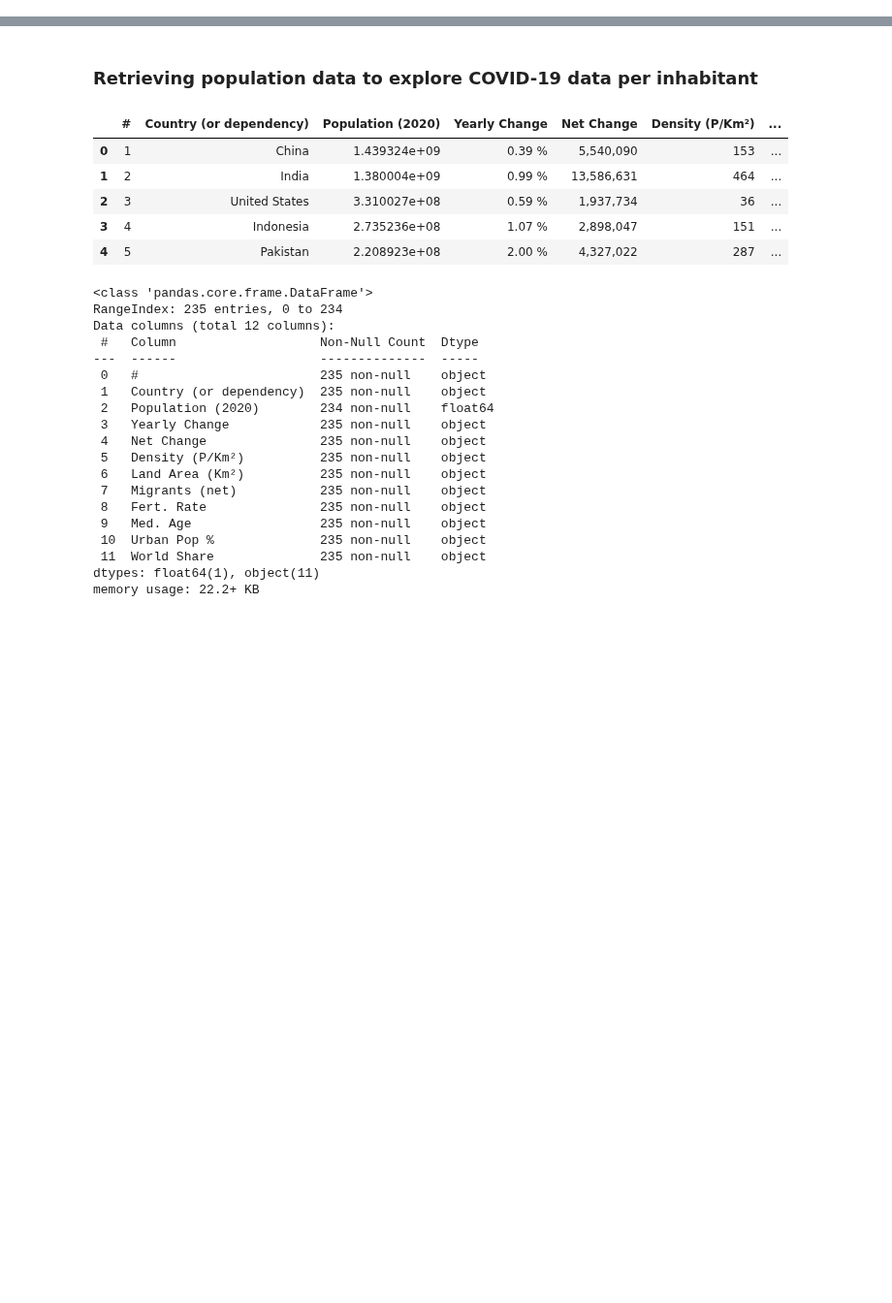
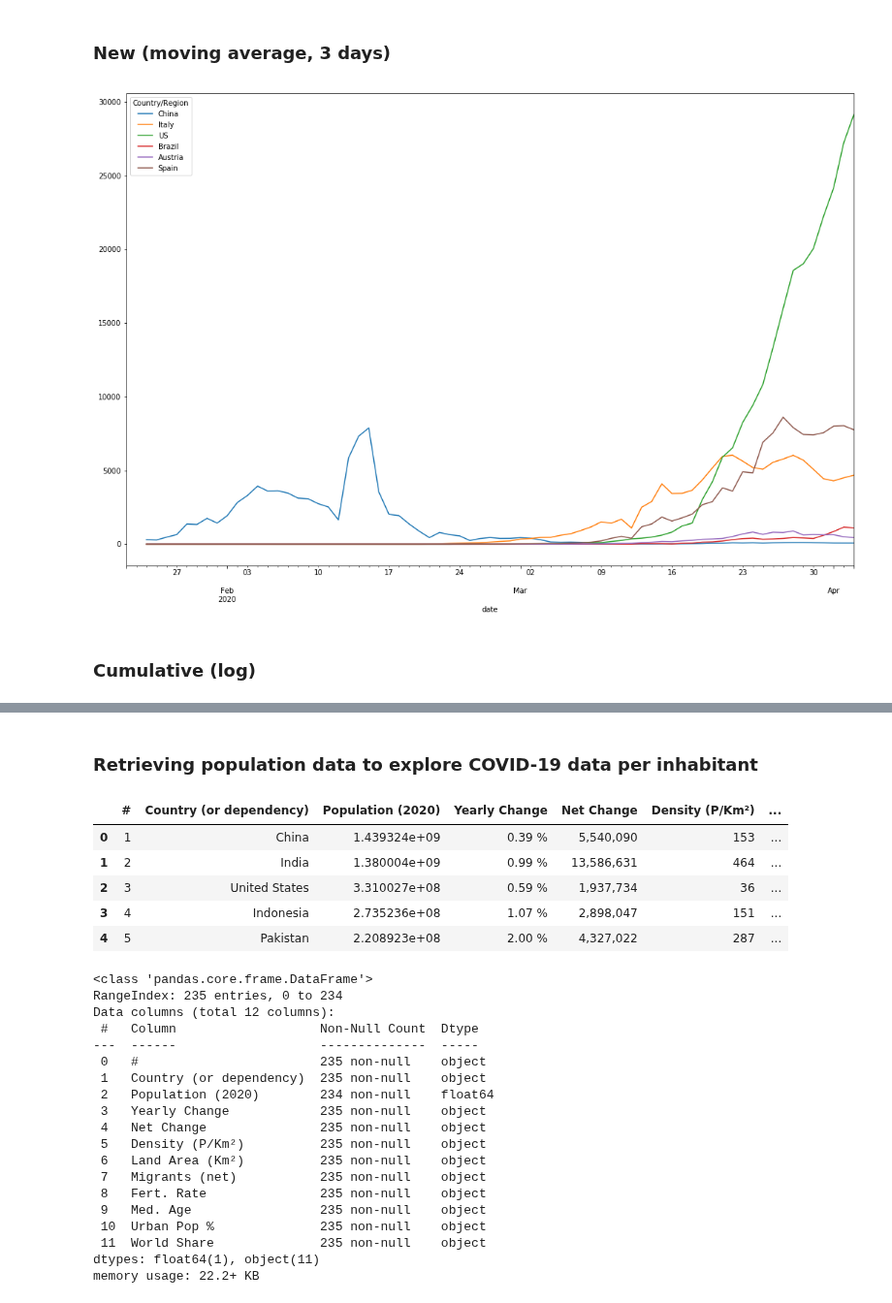
Before and after one commit to rsouza/COVID-19, a Jupyter notebook: daily_cases_deaths_recovered.ipynb, the cells around one changed output, grey strips where cells are left out. Shown at 97% size. Drawn from its saved outputs; the diff is of its cells as text; code cells hidden in the pictures; blank space fills up the shorter version.

Commit message:
Adding new and cumulative

```diff
--- a/daily_cases_deaths_recovered.ipynb
+++ b/daily_cases_deaths_recovered.ipynb
@@ -23,0 +24,4 @@ df_cases.head()
+# %%
+df_daily_cases = df_cases.sub(df_cases.shift())
+df_daily_cases.iloc[0] = df_cases.iloc[0]
+df_daily_cases.tail()
@@ -24,3 +37,17 @@ df_cases.head()
+# %% [markdown]
+### New (moving average, 3 days)
+# %%
+df_daily_cases[["China",
+                "Italy",
+                "US",
+                "Brazil",
+                "Austria",
+                "Spain"]].rolling(window=3).mean().plot(figsize=(18,12))
+plt.show()
+# %% [output]
+[figure, added]
+# %% [markdown]
+### Cumulative (log)
 # %%
 df_cases[["China",
           "Italy",
```
Also changed, not shown: parts of 21 cells of this notebook.
